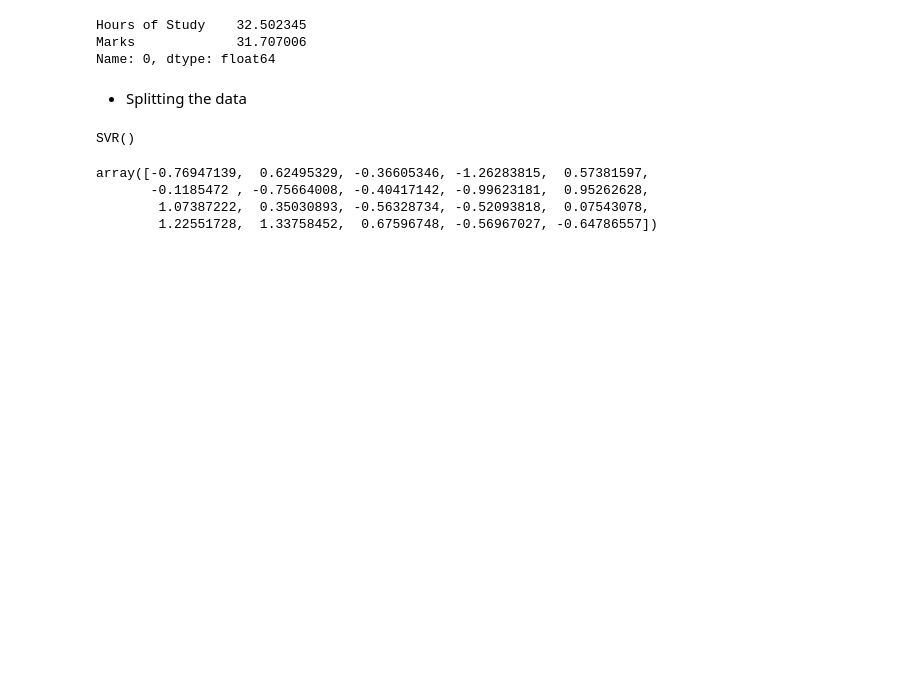
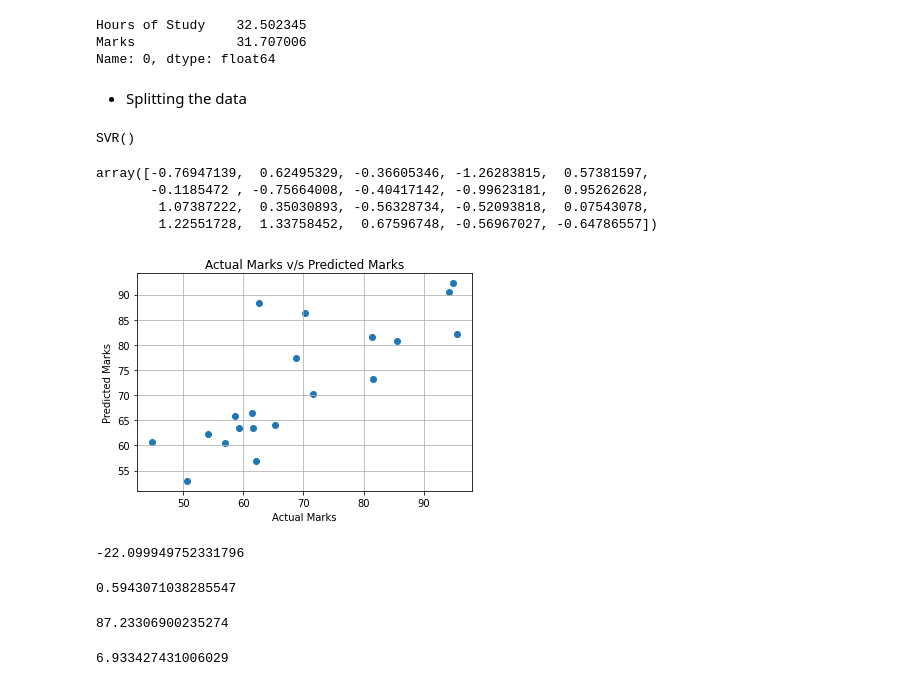
Before and after one commit to Naveen-Karanamu/Student-Marks-Prediction, a Jupyter notebook: main.ipynb, the cells around one changed output. Saved outputs shown, nothing was run; the diff lists cells and outputs as text; code cells hidden in the pictures; blank space fills up the shorter version.

Commit message:
Tested: Performance & Error

```diff
--- a/main.ipynb
+++ b/main.ipynb
@@ -126,3 +126,27 @@ array([-0.76947139,  0.62495329, -0.36605346, -1.26283815,  0.57381597,
 y_pred=stanScale.inverse_transform(y_pred.reshape(-1,1))
 # %%
 y_test=stanScale.inverse_transform(y_test.reshape(-1,1))
+# %%
+plt.scatter(y_test,y_pred)
+plt.xlabel("Actual Marks")
+plt.ylabel("Predicted Marks")
+plt.title("Actual Marks v/s Predicted Marks")
+plt.grid()
+# %% [output]
+[figure, added]
+# %%
+model.score(x_test,y_test)
+# %% [output]
+-22.099949752331796
+# %%
+r2_score(y_test,y_pred)
+# %% [output]
+0.5943071038285547
+# %%
+mean_squared_error(y_test,y_pred)
+# %% [output]
+87.23306900235274
+# %%
+mean_absolute_error(y_test,y_pred)
+# %% [output]
+6.933427431006029
```
